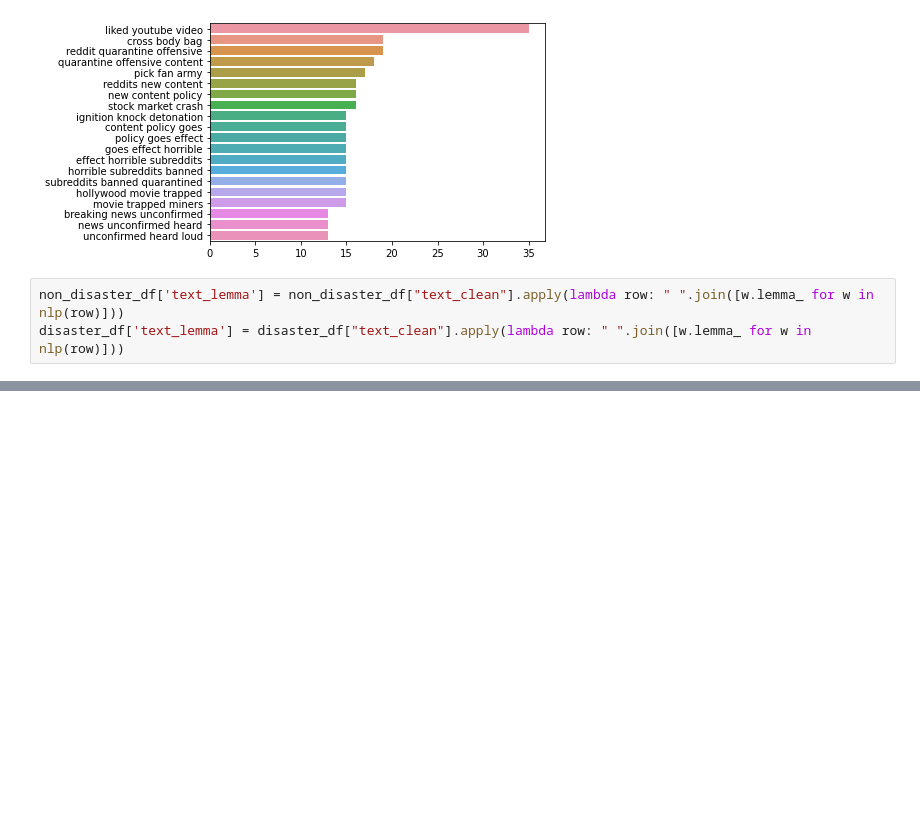
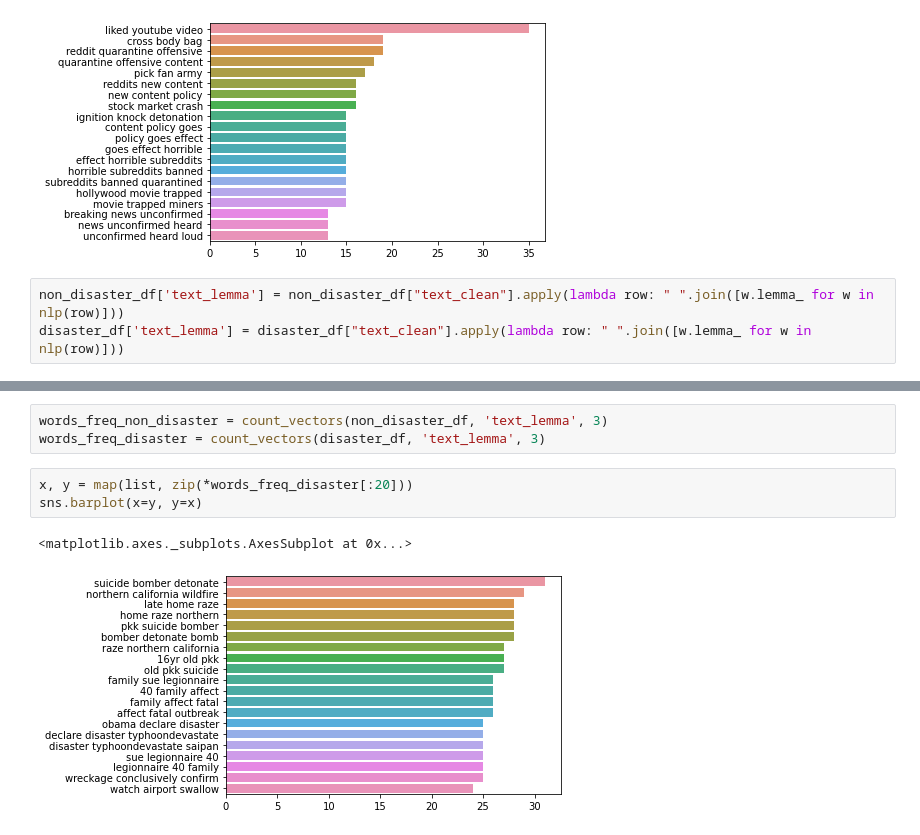
Before and after one commit to matthewcassi/disaster_tweets, a Jupyter notebook: Exploration.ipynb, the cells around one changed output, grey strips where cells are left out. Drawn from its saved outputs; the diff is of its cells as text; blank space fills up the shorter version.

```diff
--- a/Exploration.ipynb
+++ b/Exploration.ipynb
@@ -412,3 +412,12 @@ disaster_df.head()
 | 2 | 5 | NaN | NaN | all residents asked to 'shelter i... | 1 | residents asked shelter place not... | resident ask shelter place notify... |
 | 3 | 6 | NaN | NaN | 13,000 people receive #wildfires ... | 1 | 13000 people receive wildfires ev... | 13000 people receive wildfire eva... |
 | 4 | 7 | NaN | NaN | just got sent this photo from rub... | 1 | got sent photo ruby alaska smoke ... | got send photo ruby alaska smoke ... |
+# %%
+words_freq_non_disaster = count_vectors(non_disaster_df, 'text_lemma', 3)
+words_freq_disaster = count_vectors(disaster_df, 'text_lemma', 3)
+# %%
+x, y = map(list, zip(*words_freq_disaster[:20]))
+sns.barplot(x=y, y=x)
+# %% [output]
+<matplotlib.axes._subplots.AxesSubplot at 0x...>
+[figure, added]
```
Also changed, not shown: parts of 4 cells of this notebook.
